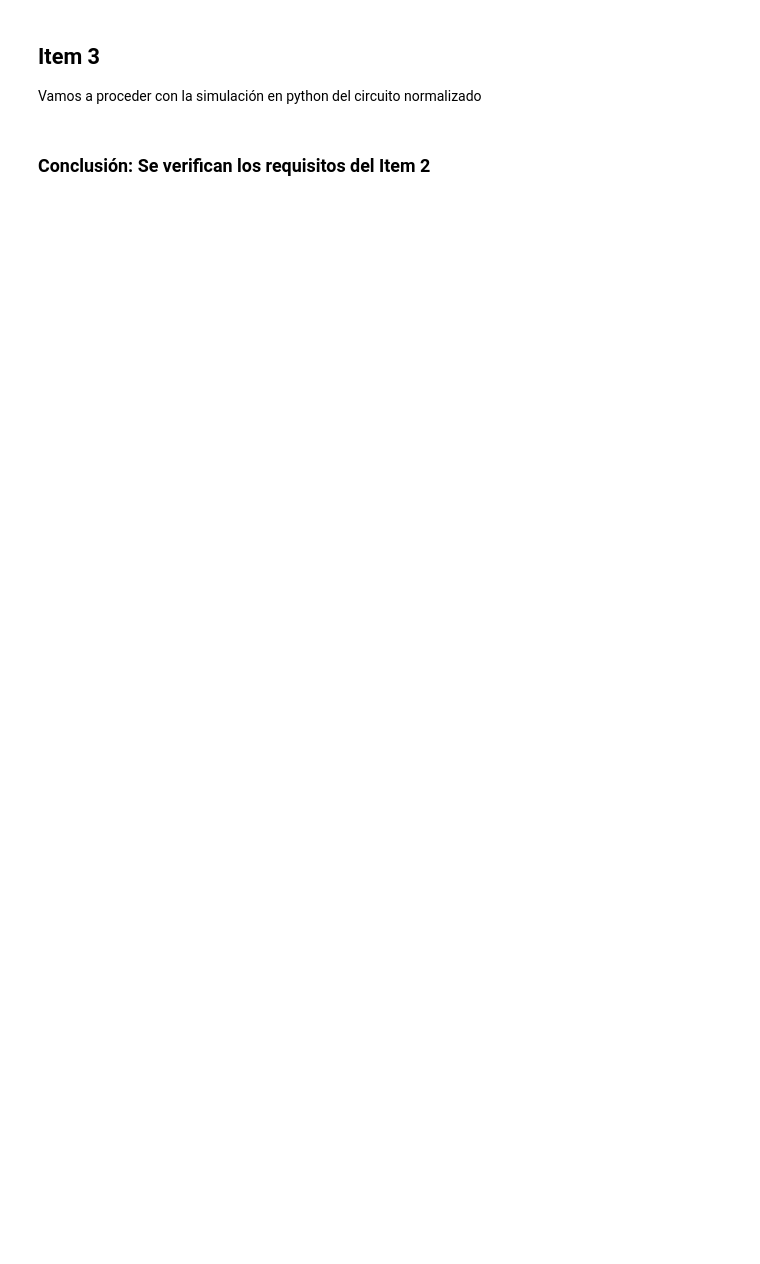
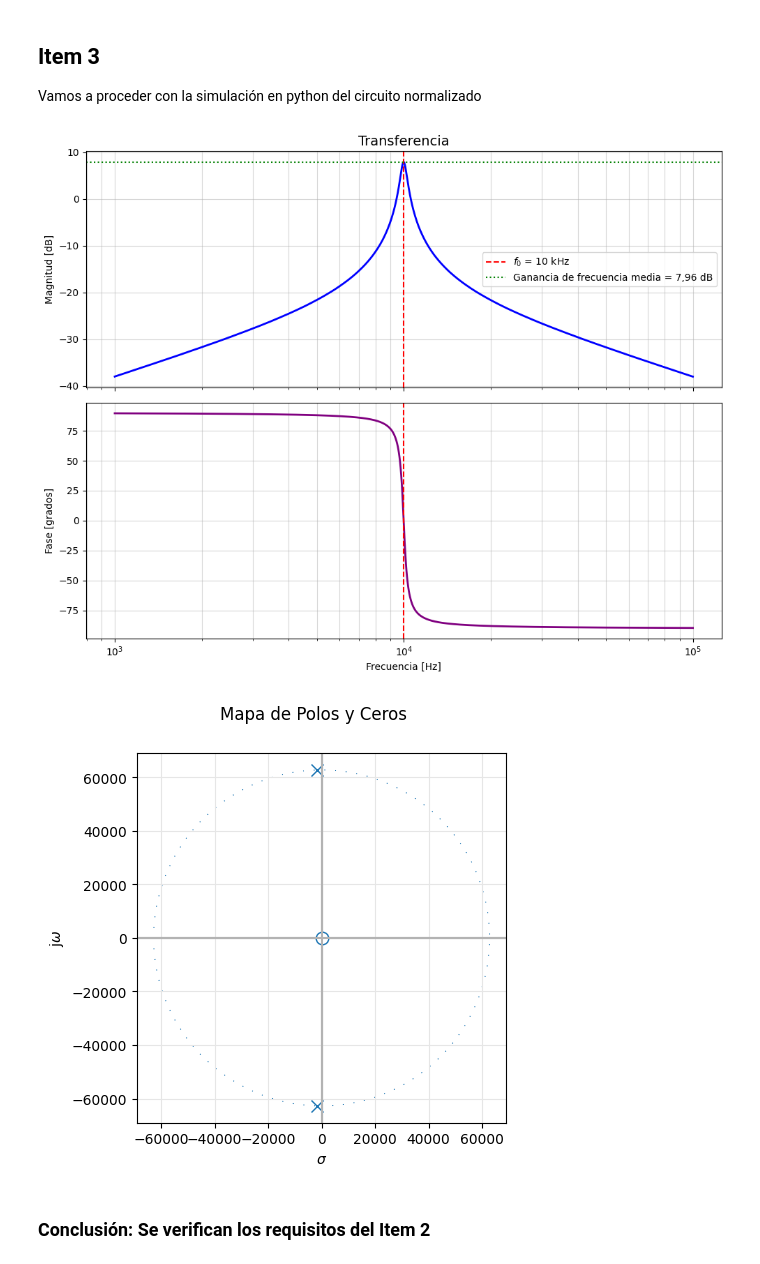
Before and after one commit to mlapillicanedo/Trabajos-TC2, a Jupyter notebook: Tarea Semanal 1/Tarea Semanal 1.ipynb, the cells around one changed output. Cells and saved outputs as stored; diff of their text form; code cells hidden in the pictures; blank space fills up the shorter version.

```diff
--- a/Tarea Semanal 1/Tarea Semanal 1.ipynb
+++ b/Tarea Semanal 1/Tarea Semanal 1.ipynb
@@ -126,39 +143,45 @@ Z3 = 3000
 Z4 = 150000
 Z5 = 100000
 R  = 6800
 C1 = 47e-9
 L = (Z1 * Z3 * Z5) / (Z2 * Z4)
+K = (1 + (Z4/Z5))
 
 W0 = 1 / np.sqrt(L * C1)
 Q = W0 * C1 * R
+f0 = W0 / (2 * np.pi)
 
-num = [ w0 / Q, 0]
-den = [1, w0 / Q, w0**2]
+num = [ K * W0 / Q, 0]
+den = [1, W0 / Q, W0**2]
 
-H1 = signal.TransferFunction(num, den)
+H1 = sig.TransferFunction(num, den)
 
-# Rango de frecuencias para el gráfico (1 kHz a 100 kHz)
+#Con esto defino el rango de frecuencias que quiero graficar (le pregunté a la IA)
 f = np.logspace(3, 5, 1000)
 w = 2 * np.pi * f
-w, mag, phase = signal.bode(H1, w)
+w, mag, phase = sig.bode(H1, w)
 
 fig, (ax1, ax2) = plt.subplots(2, 1, figsize=(10, 8), sharex=True)
 
 ax1.semilogx(f, mag, color='blue', linewidth=2)
-ax1.set_title('Diagrama de Bode - Salida $V_2$ del GIC', fontsize=14)
+ax1.set_title('Transferencia', fontsize=14)
 ax1.set_ylabel('Magnitud [dB]')
 ax1.grid(True, which="both", ls="-", alpha=0.5)
-ax1.axvline(f0, color='red', linestyle='--', label=f'$f_0$ = {f0/1000} kHz')
+ax1.axvline(10e3, color='red', linestyle='--', label=f'$f_0$ = {10} kHz')
+ax1.axhline(7.96, color='green', linestyle=':', label='Ganancia de frecuencia media = 7,96 dB')
 ax1.legend()
 
 ax2.semilogx(f, phase, color='purple', linewidth=2)
 ax2.set_ylabel('Fase [grados]')
 ax2.set_xlabel('Frecuencia [Hz]')
 ax2.grid(True, which="both", ls="-", alpha=0.5)
 ax2.axvline(f0, color='red', linestyle='--')
 
 plt.tight_layout()
 pzmap(H1)
 plt.show()
+# %% [output]
+[figure, added]
+[figure, added]
 # %% [markdown]
 ### Conclusión: Se verifican los requisitos del Item 2
```
Also changed, not shown: parts of 4 cells of this notebook, 4 other files.
